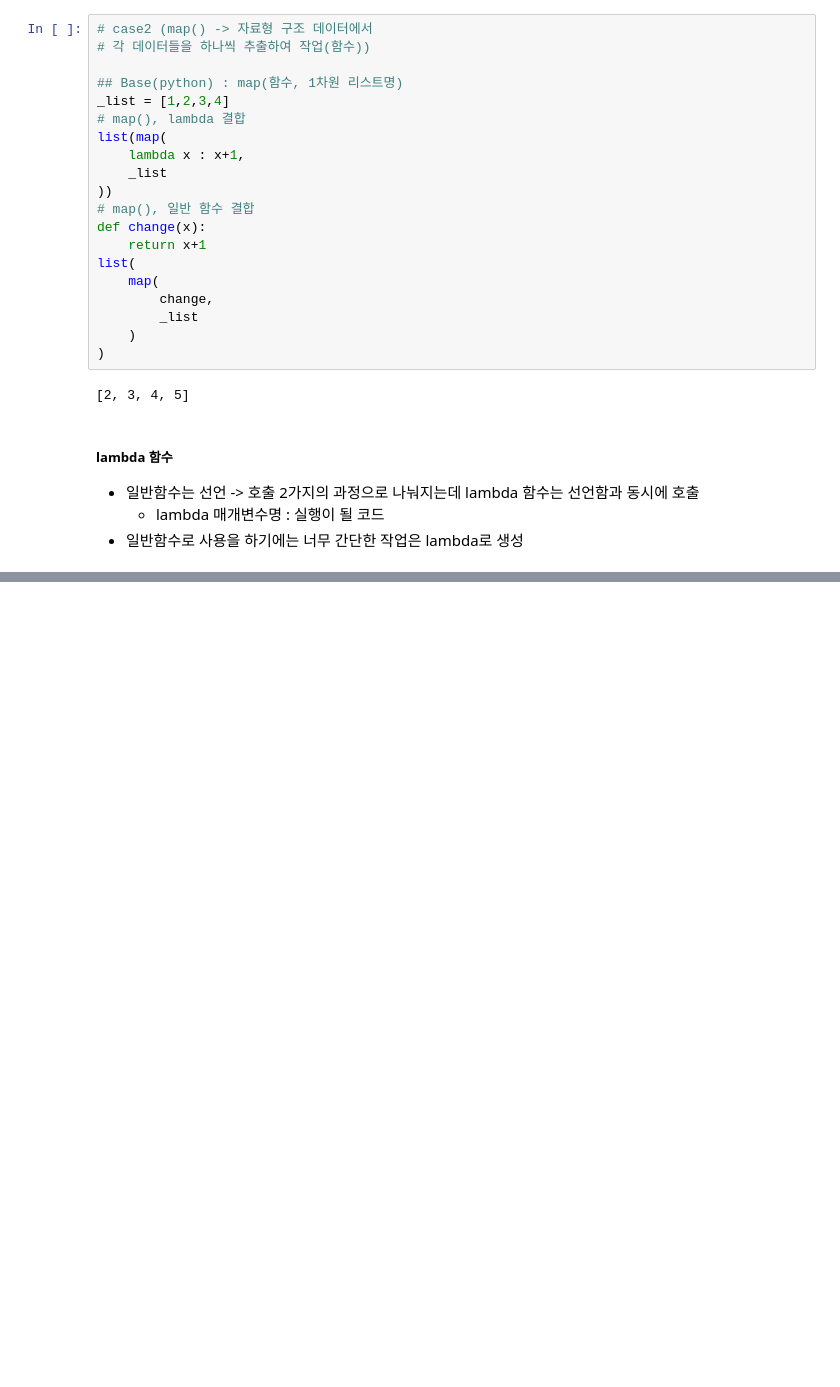
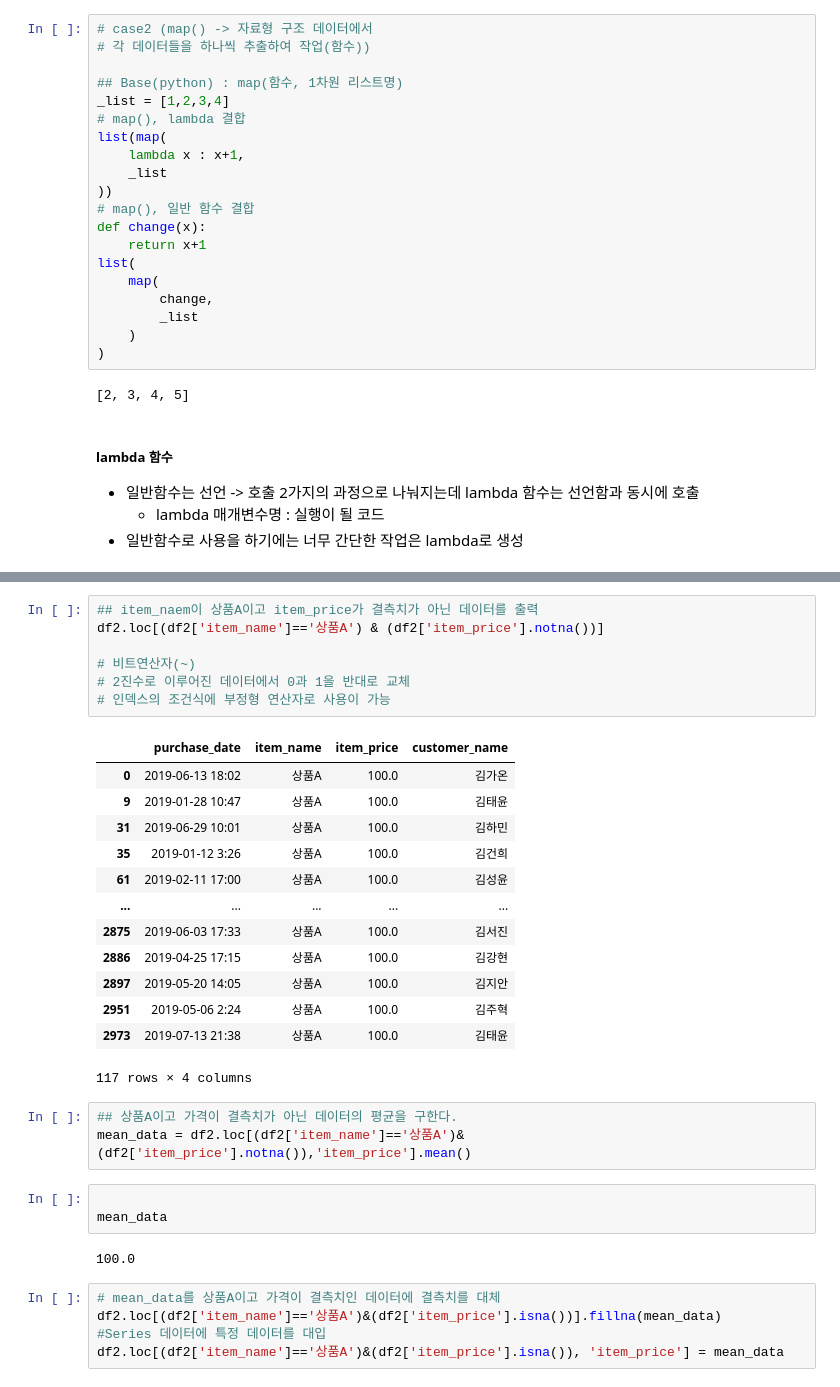
Before and after one commit to kanghiee/ubion, a Jupyter notebook: python/240322/03_uriage.ipynb, the cells around one changed output, grey strips where cells are left out. Drawn from its saved outputs; the diff is of its cells as text; blank space fills up the shorter version.

```diff
--- a/python/240322/03_uriage.ipynb
+++ b/python/240322/03_uriage.ipynb
@@ -74,0 +278,34 @@ lambda 함수는 선언함과 동시에 호출
+# %%
+## item_naem이 상품A이고 item_price가 결측치가 아닌 데이터를 출력
+df2.loc[(df2['item_name']=='상품A') & (df2['item_price'].notna())]
+
+# 비트연산자(~)
+# 2진수로 이루어진 데이터에서 0과 1을 반대로 교체
+# 인덱스의 조건식에 부정형 연산자로 사용이 가능
+# %% [output]
+|  | purchase_date | item_name | item_price | customer_name |
+| 0 | 2019-06-13 18:02 | 상품A | 100.0 | 김가온 |
+| 9 | 2019-01-28 10:47 | 상품A | 100.0 | 김태윤 |
+| 31 | 2019-06-29 10:01 | 상품A | 100.0 | 김하민 |
+| 35 | 2019-01-12 3:26 | 상품A | 100.0 | 김건희 |
+| 61 | 2019-02-11 17:00 | 상품A | 100.0 | 김성윤 |
+| ... | ... | ... | ... | ... |
+| 2875 | 2019-06-03 17:33 | 상품A | 100.0 | 김서진 |
+| 2886 | 2019-04-25 17:15 | 상품A | 100.0 | 김강현 |
+| 2897 | 2019-05-20 14:05 | 상품A | 100.0 | 김지안 |
+| 2951 | 2019-05-06 2:24 | 상품A | 100.0 | 김주혁 |
+| 2973 | 2019-07-13 21:38 | 상품A | 100.0 | 김태윤 |
+117 rows × 4 columns
+# %%
+## 상품A이고 가격이 결측치가 아닌 데이터의 평균을 구한다.
+mean_data = df2.loc[(df2['item_name']=='상품A')&(df2['item_price'].notna()),'item_price'].mean()
+# %%
+
+mean_data
+# %% [output]
+100.0
+# %%
+# mean_data를 상품A이고 가격이 결측치인 데이터에 결측치를 대체
+df2.loc[(df2['item_name']=='상품A')&(df2['item_price'].isna())].fillna(mean_data)
+#Series 데이터에 특정 데이터를 대입
+df2.loc[(df2['item_name']=='상품A')&(df2['item_price'].isna()), 'item_price'] = mean_data
```
Also changed, not shown: parts of 33 cells of this notebook, 1 other file.
